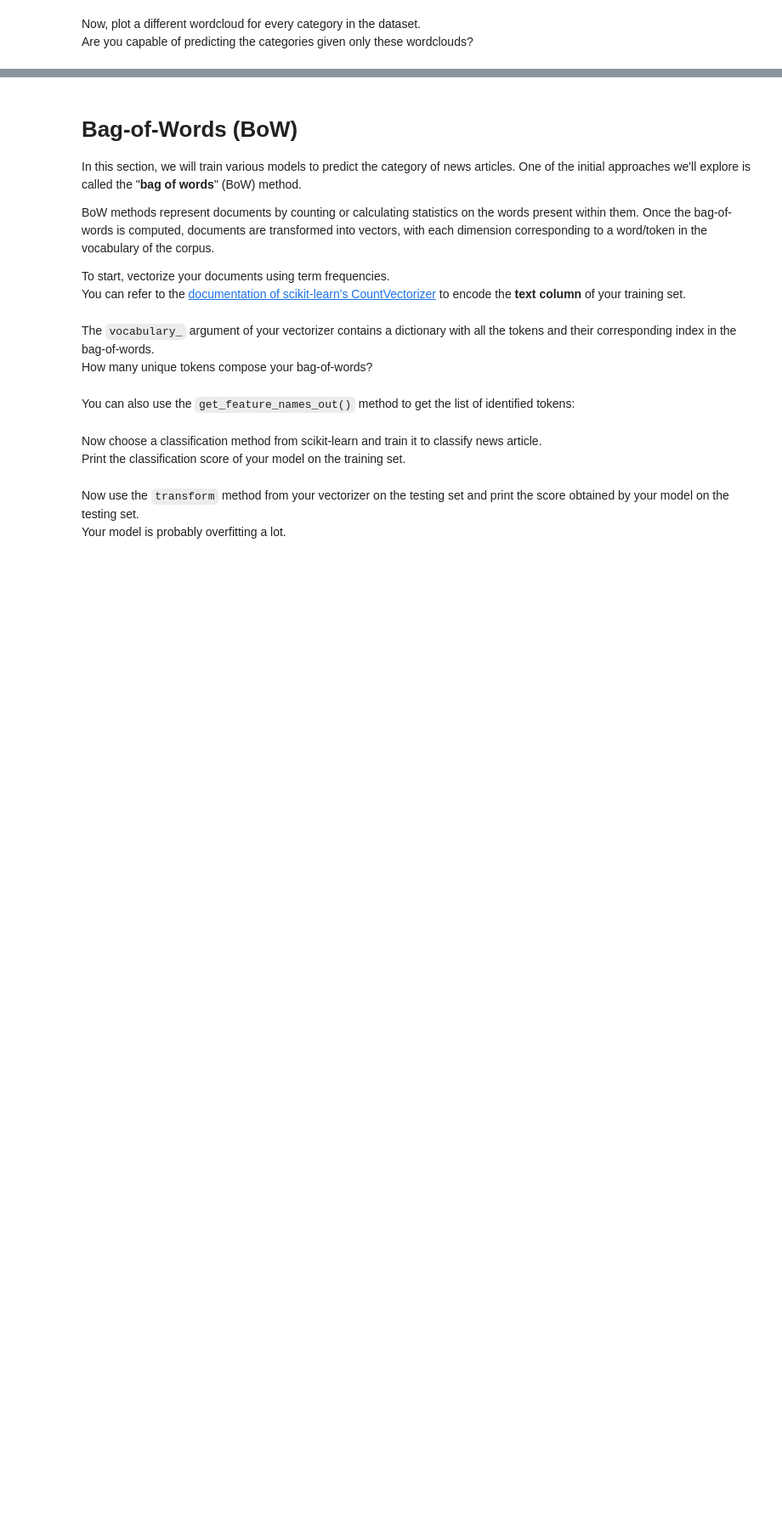
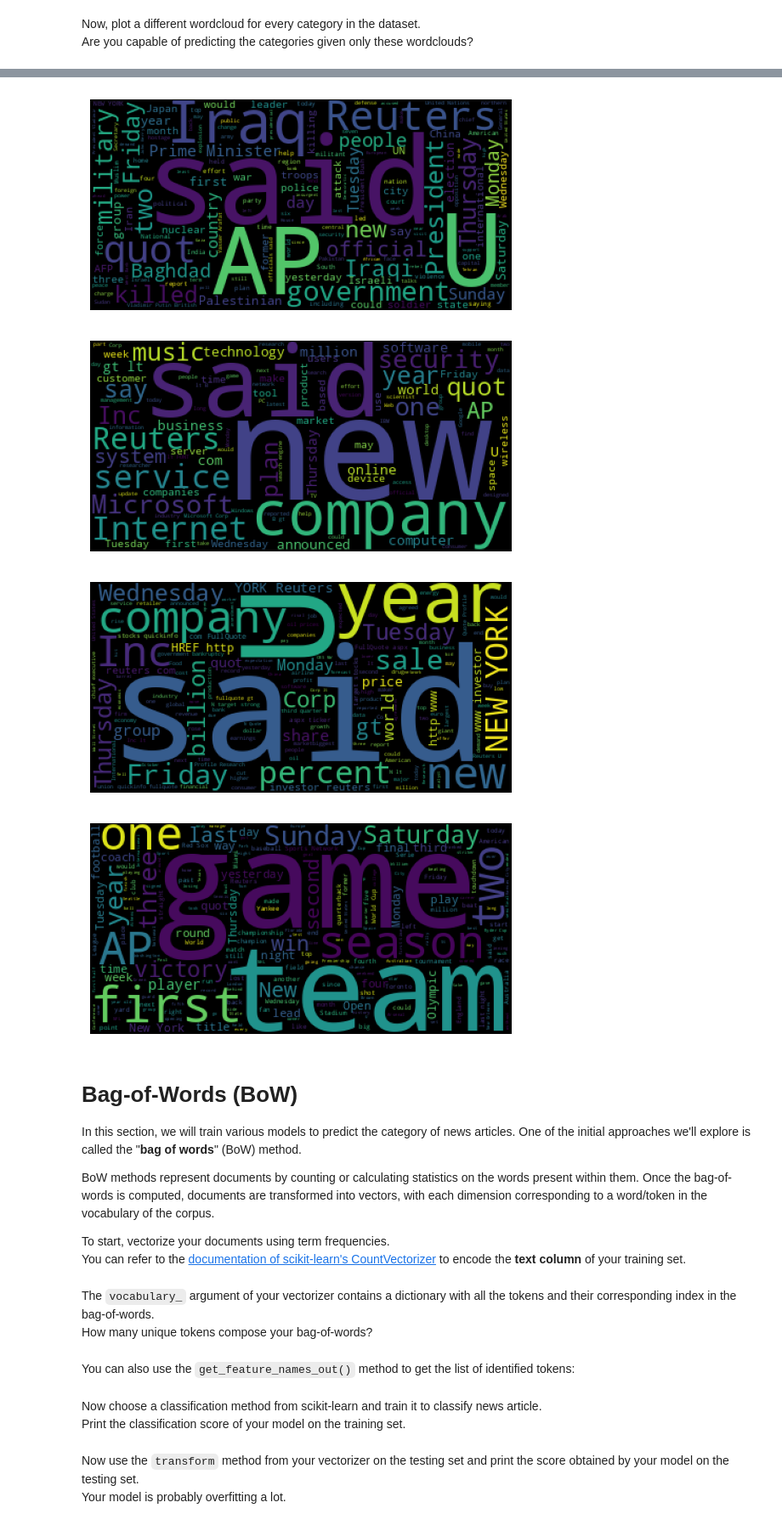
Before and after one commit to MaxMosh/AIF, a Jupyter notebook: nlp/AIF_nlp.ipynb, the cells around one changed output, grey strips where cells are left out. Shown at 85% size. Cells and saved outputs as stored; diff of their text form; code cells hidden in the pictures; blank space fills up the shorter version.

```diff
--- a/nlp/AIF_nlp.ipynb
+++ b/nlp/AIF_nlp.ipynb
@@ -102,3 +107,18 @@ Are you capable of predicting the categories given only these wordclouds?
+# %%
+id_labels = traindf['label'].unique()
+
+for i in id_labels:
+  corpus_label = " ".join(traindf[traindf["label"] == i].text.values)
+
+  wordcloud = WordCloud(stopwords=stop_words).generate(corpus_label) #use the stopwords when generating the wordcloud
+  plt.imshow(wordcloud)
+  plt.axis("off")
+  plt.show();
+# %% [output]
+[figure, added]
+[figure, added]
+[figure, added]
+[figure, added]
 # %% [markdown]
 # Bag-of-Words (BoW)
 
```
Also changed, not shown: parts of 3 cells of this notebook.
